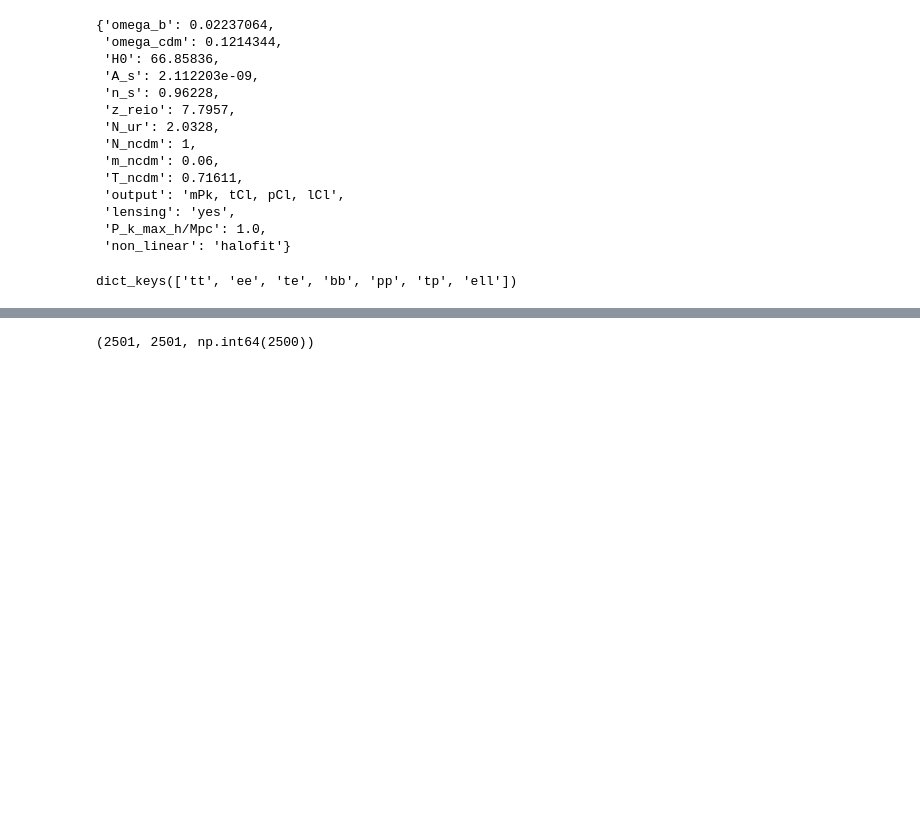
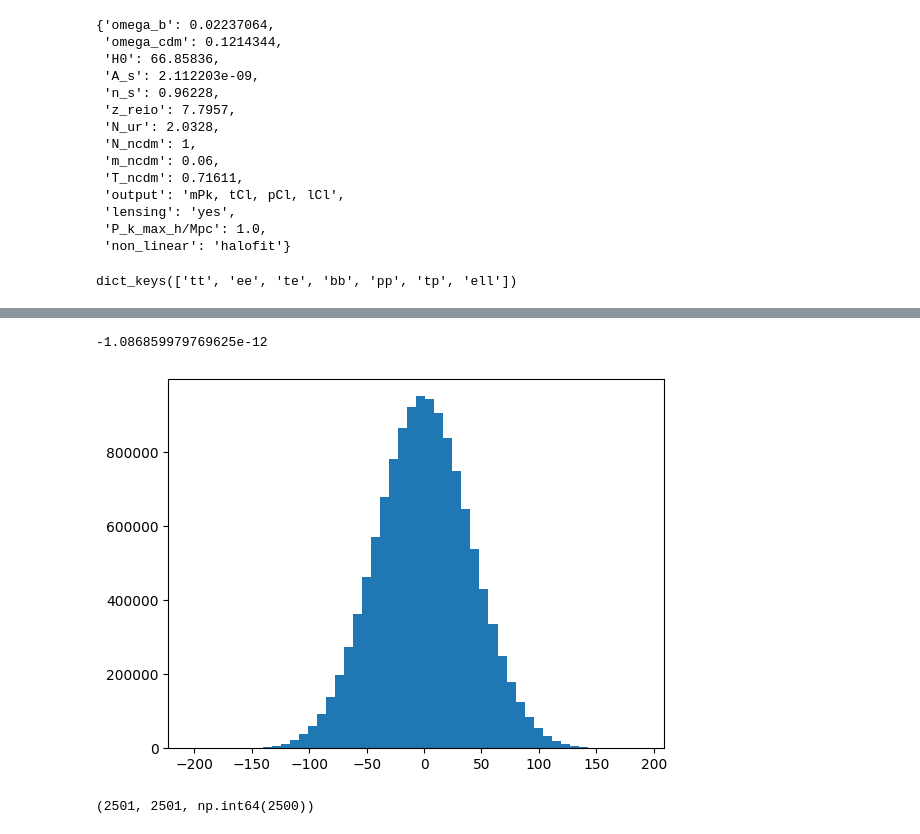
Before and after one commit to giuspugl/astrophysics_lab, a Jupyter notebook: cosmo_class.ipynb, the cells around one changed output, grey strips where cells are left out. Drawn from its saved outputs; the diff is of its cells as text; code cells hidden in the pictures; blank space fills up the shorter version.

```diff
--- a/cosmo_class.ipynb
+++ b/cosmo_class.ipynb
@@ -133,3 +124,8 @@ hp.mollview(cmb_map*1e6, cmap='RdBu', min=-150,max=150, title='CMB anisotropies
+# %%
+plt.hist(cmb_map*1e6, bins=50 ); print(cmb_map.mean() )
+# %% [output]
+-1.086859979769625e-12
+[figure, added]
 # %%
 cl_obs = hp.anafast(cmb_map, lmax= ll.max()  )
 # %%
```
Also changed, not shown: parts of 8 cells of this notebook.
